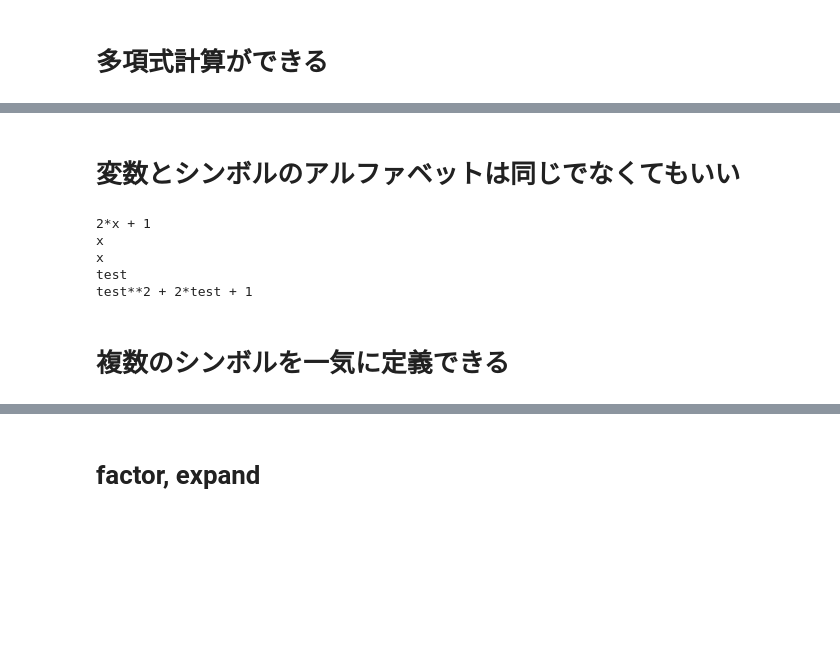
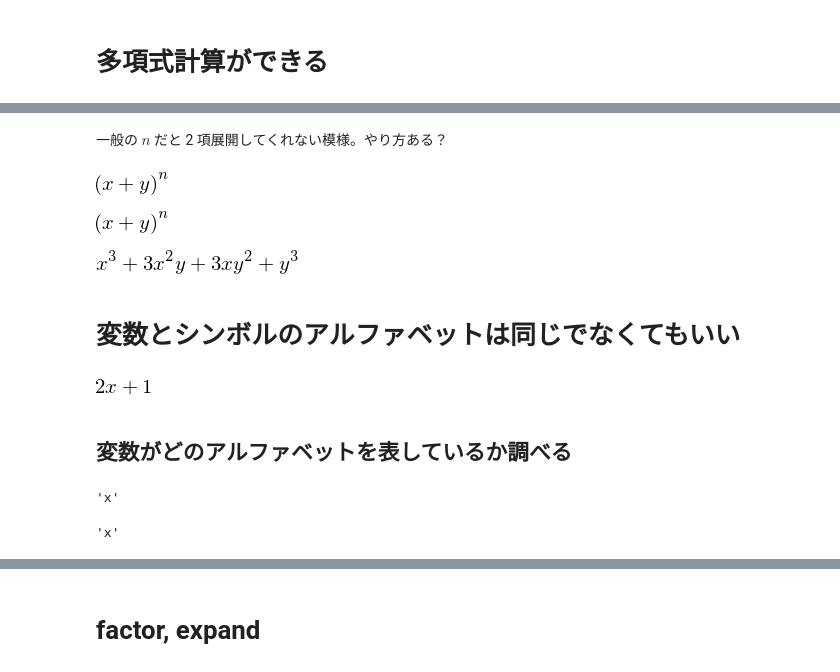
Before and after one commit to phasetr/mathcodes, a Jupyter notebook: jupyter/math_simple_symbolic_algebra.ipynb, the cells around one changed output, grey strips where cells are left out. Cells and saved outputs as stored; diff of their text form; code cells hidden in the pictures; blank space fills up the shorter version.

```diff
--- a/jupyter/math_simple_symbolic_algebra.ipynb
+++ b/jupyter/math_simple_symbolic_algebra.ipynb
@@ -21,25 +49,31 @@ x**2 + 2*x + 1
+# %% [markdown]
+一般の $n$ だと 2 項展開してくれない模様。やり方ある？
+# %%
+n = Symbol("n", integer=True)
+p = (x+y)**n
+display(p)
+display(p.expand())
+
+display(((x+y)**3).expand())
+# %% [output]
+[figure, added]
+[figure, added]
+[figure, added]
 # %% [markdown]
 # 変数とシンボルのアルファベットは同じでなくてもいい
-# %%
-from sympy import Symbol
-
-a = Symbol('x')
-print(a + a + 1)
-
-x = Symbol('x')
-# 変数がどのアルファベットを表しているか調べる
-print(a.name)
-print(x.name)
-
-# x, y のように 1 文字でなくてもいい
-b = Symbol('test')
-print(b.name)
-print(b**2 + 2 * b + 1)
-# %% [output]
-2*x + 1
-x
-x
-test
-test**2 + 2*test + 1
+# %%
+from sympy import Symbol
+
+a = Symbol('x')
+display(a + a + 1)
+# %% [output]
+[figure, added]
 # %% [markdown]
-# 複数のシンボルを一気に定義できる
+## 変数がどのアルファベットを表しているか調べる
+# %%
+x = Symbol('x')
+display(a.name)
+display(x.name)
+# %% [output]
+'x'
+'x'
```
Also changed, not shown: parts of 137 cells of this notebook, 33 other files.
